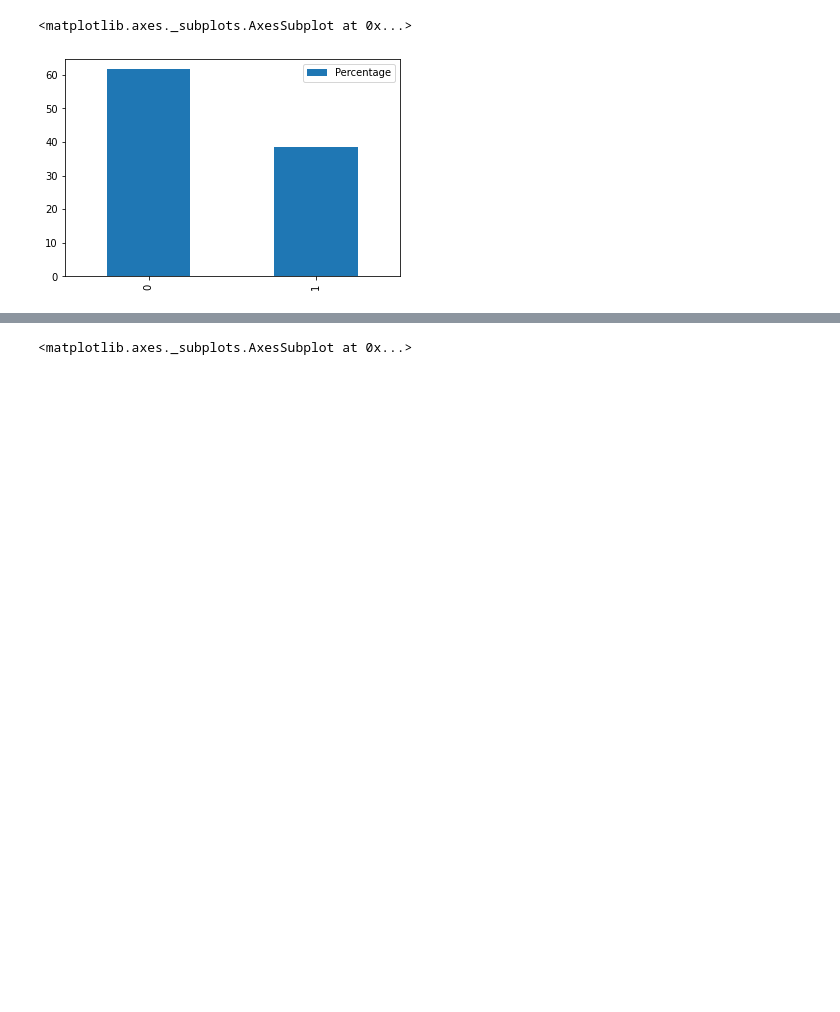
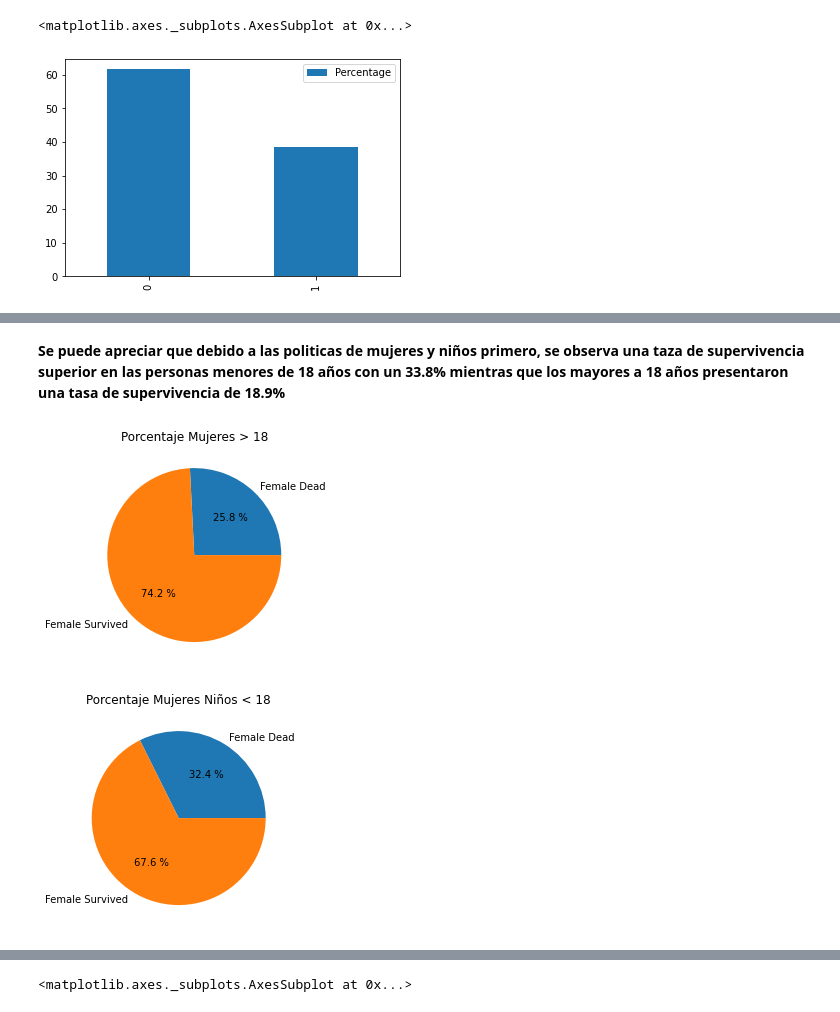
Before and after one commit to julsanchezsa/AlgorithmsUN2022II, a Jupyter notebook: Quiz3/julsanchezsa_Quiz_3.ipynb, the cells around one changed output, grey strips where cells are left out. Drawn from its saved outputs; the diff is of its cells as text; code cells hidden in the pictures; blank space fills up the shorter version.

```diff
--- a/Quiz3/julsanchezsa_Quiz_3.ipynb
+++ b/Quiz3/julsanchezsa_Quiz_3.ipynb
@@ -771,0 +787,12 @@ ages.sort_values(by=['PassengerId','Age'], ascending = False)
+# %% [markdown]
+**Se puede apreciar que debido a las politicas de mujeres y niños primero, se observa una taza de supervivencia superior en las personas menores de 18 años con un 33.8% mientras que los mayores a 18 años presentaron una tasa de supervivencia de 18.9%**
+# %%
+plt.title("Porcentaje Mujeres > 18")
+plt.pie(datos_mujeres, labels=nombres_mujeres, autopct="%0.1f %%")
+plt.show()
+plt.title("Porcentaje Mujeres Niños < 18")
+plt.pie(datos_mujeres_ninas, labels=nombres_mujeres, autopct="%0.1f %%")
+plt.show()
+# %% [output]
+[figure, added]
+[figure, added]
```
Also changed, not shown: parts of 14 cells of this notebook.
